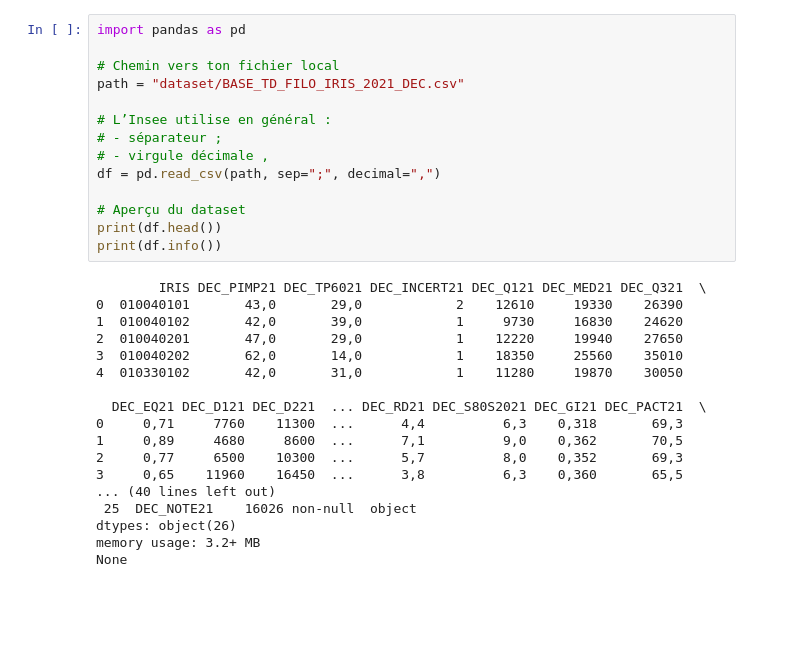
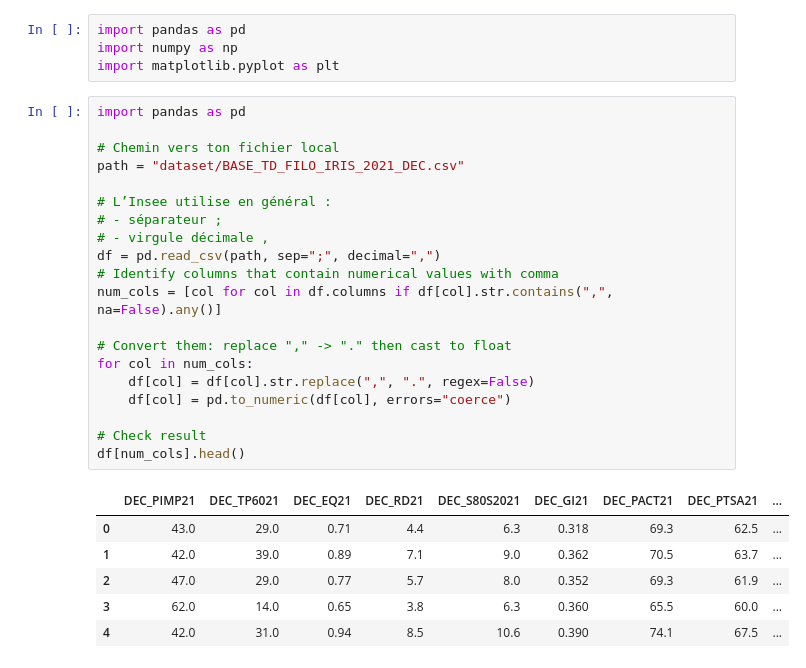
Before and after one commit to Bapt1st3/Iris-Income-Analysis, a Jupyter notebook: analye_dataset.ipynb, the cells around one changed output. Cells and saved outputs as stored; diff of their text form; blank space fills up the shorter version.

```diff
--- a/analye_dataset.ipynb
+++ b/analye_dataset.ipynb
@@ -1,33 +1,32 @@
+# %%
+import pandas as pd
+import numpy as np
+import matplotlib.pyplot as plt
 # %%
 import pandas as pd
 
 # Chemin vers ton fichier local
 path = "dataset/BASE_TD_FILO_IRIS_2021_DEC.csv"
 
 # L’Insee utilise en général :
 # - séparateur ;
 # - virgule décimale ,
 df = pd.read_csv(path, sep=";", decimal=",")
+# Identify columns that contain numerical values with comma
+num_cols = [col for col in df.columns if df[col].str.contains(",", na=False).any()]
 
-# Aperçu du dataset
-print(df.head())
-print(df.info())
+# Convert them: replace "," -> "." then cast to float
+for col in num_cols:
+    df[col] = df[col].str.replace(",", ".", regex=False)
+    df[col] = pd.to_numeric(df[col], errors="coerce")
+
+# Check result
+df[num_cols].head()
 # %% [output]
-        IRIS DEC_PIMP21 DEC_TP6021 DEC_INCERT21 DEC_Q121 DEC_MED21 DEC_Q321  \
-0  010040101       43,0       29,0            2    12610     19330    26390
-1  010040102       42,0       39,0            1     9730     16830    24620
-2  010040201       47,0       29,0            1    12220     19940    27650
-3  010040202       62,0       14,0            1    18350     25560    35010
-4  010330102       42,0       31,0            1    11280     19870    30050
-
-  DEC_EQ21 DEC_D121 DEC_D221  ... DEC_RD21 DEC_S80S2021 DEC_GI21 DEC_PACT21  \
-0     0,71     7760    11300  ...      4,4          6,3    0,318       69,3
-1     0,89     4680     8600  ...      7,1          9,0    0,362       70,5
-2     0,77     6500    10300  ...      5,7          8,0    0,352       69,3
-3     0,65    11960    16450  ...      3,8          6,3    0,360       65,5
-... (40 lines left out)
- 25  DEC_NOTE21    16026 non-null  object
-dtypes: object(26)
-memory usage: 3.2+ MB
-None
+|  | DEC_PIMP21 | DEC_TP6021 | DEC_EQ21 | DEC_RD21 | DEC_S80S2021 | DEC_GI21 | DEC_PACT21 | DEC_PTSA21 | ... |
+| 0 | 43.0 | 29.0 | 0.71 | 4.4 | 6.3 | 0.318 | 69.3 | 62.5 | ... |
+| 1 | 42.0 | 39.0 | 0.89 | 7.1 | 9.0 | 0.362 | 70.5 | 63.7 | ... |
+| 2 | 47.0 | 29.0 | 0.77 | 5.7 | 8.0 | 0.352 | 69.3 | 61.9 | ... |
+| 3 | 62.0 | 14.0 | 0.65 | 3.8 | 6.3 | 0.360 | 65.5 | 60.0 | ... |
+| 4 | 42.0 | 31.0 | 0.94 | 8.5 | 10.6 | 0.390 | 74.1 | 67.5 | ... |
 # %%
```
Also changed, not shown: parts of 4 cells of this notebook, 3 other files.
